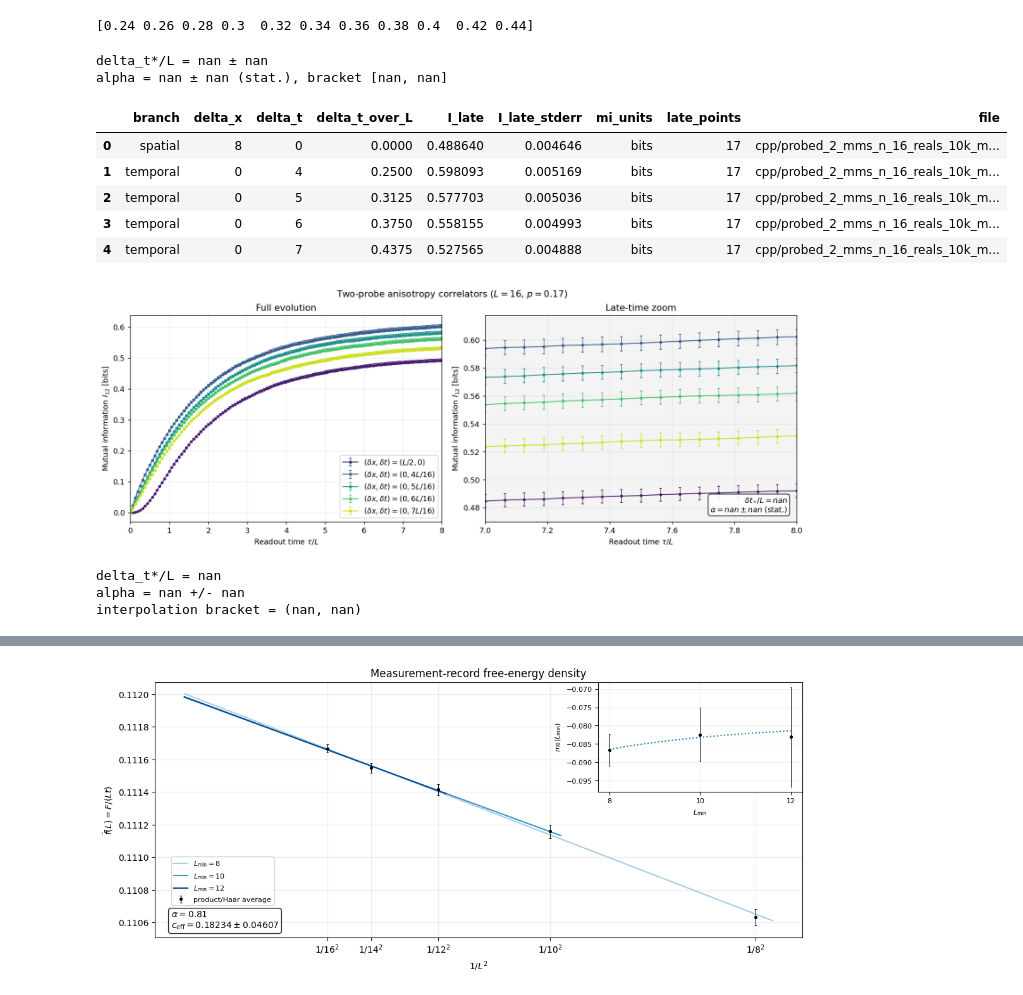
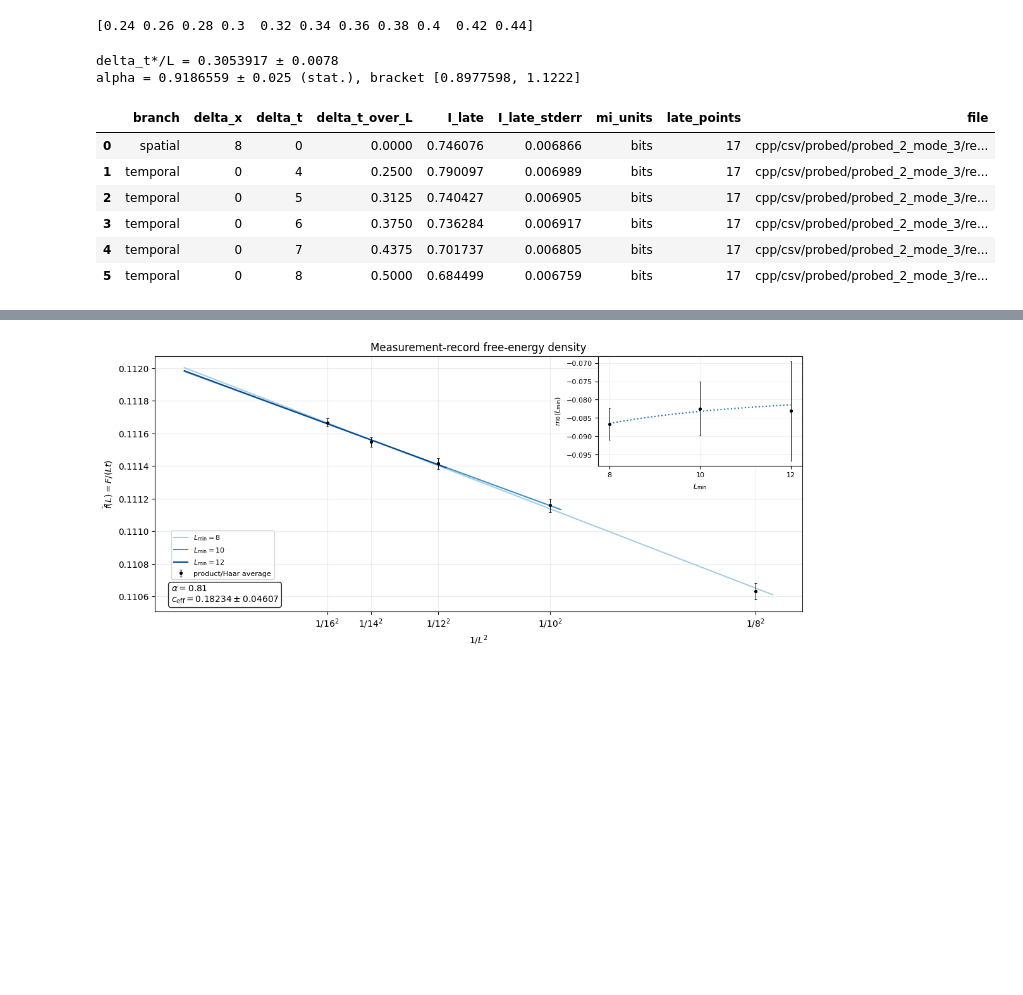
Before and after one commit to amarce4/mipt, a Jupyter notebook: python/visualize.ipynb, the cells around one changed output, grey strips where cells are left out. Saved outputs shown, nothing was run; the diff lists cells and outputs as text; code cells hidden in the pictures; blank space fills up the shorter version.

```diff
--- a/python/visualize.ipynb
+++ b/python/visualize.ipynb
@@ -345,45 +348,46 @@ print(np.linspace(0.24, 0.44, 11))
 # %%
 from importlib import reload
 import data_analysis as da
 
 reload(da)
 
 FILES = [
     "cpp/csv/probed/probed_2_mode_3/reals_10k/probed_2_rppu_n_16_reals_10k_mode_3_p_0.335_dx_8_dt_0_tau_0_128.csv",
     "cpp/csv/probed/probed_2_mode_3/reals_10k/probed_2_rppu_n_16_reals_10k_mode_3_p_0.335_dx_0_dt_4_tau_0_128.csv",
     "cpp/csv/probed/probed_2_mode_3/reals_10k/probed_2_rppu_n_16_reals_10k_mode_3_p_0.335_dx_0_dt_5_tau_0_128.csv",
 ]
 
 result = da.probe_anisotropy(
     # files=FILES,
     # file_glob="cpp/probed_2_haar_n_*_mode_3*.csv",
-    file_glob="cpp/probed_2_mms_n_*_mode_3*.csv",
+    file_glob="cpp/csv/probed/probed_2_mode_3/haar_real_10k/*.csv",
+    # file_glob="cpp/csv/probed/probed_2_mode_3/haar_reals_100k/*",
     mi_units="bits",
     estimate_window=(7.0, 8.0),  # late-time values used for interpolation
     estimate_method="mean",      # "mean" or "last"
     full_xlim=(0.0, 8.0),
     zoom_xlim=(7.0, 8.0),
     bootstrap_samples=1_000_000,
     show_errorbars=True,
     errorbar_points=1000,
+    full_title="",
+    zoom_title="",
+    suptitle="",
 )
 
 print("delta_t*/L =", result["delta_t_star_over_L"])
 print("alpha =", result["alpha"], "+/-", result["alpha_stderr"])
 print("interpolation bracket =", result["alpha_bracket"])
 # %% [output]
-delta_t*/L = nan ± nan
-alpha = nan ± nan (stat.), bracket [nan, nan]
+delta_t*/L = 0.3053917 ± 0.0078
+alpha = 0.9186559 ± 0.025 (stat.), bracket [0.8977598, 1.1222]
 |  | branch | delta_x | delta_t | delta_t_over_L | I_late | I_late_stderr | mi_units | late_points | file |
-| 0 | spatial | 8 | 0 | 0.0000 | 0.488640 | 0.004646 | bits | 17 | cpp/probed_2_mms_n_16_reals_10k_m... |
-| 1 | temporal | 0 | 4 | 0.2500 | 0.598093 | 0.005169 | bits | 17 | cpp/probed_2_mms_n_16_reals_10k_m... |
-| 2 | temporal | 0 | 5 | 0.3125 | 0.577703 | 0.005036 | bits | 17 | cpp/probed_2_mms_n_16_reals_10k_m... |
-| 3 | temporal | 0 | 6 | 0.3750 | 0.558155 | 0.004993 | bits | 17 | cpp/probed_2_mms_n_16_reals_10k_m... |
-| 4 | temporal | 0 | 7 | 0.4375 | 0.527565 | 0.004888 | bits | 17 | cpp/probed_2_mms_n_16_reals_10k_m... |
+| 0 | spatial | 8 | 0 | 0.0000 | 0.746076 | 0.006866 | bits | 17 | cpp/csv/probed/probed_2_mode_3/re... |
+| 1 | temporal | 0 | 4 | 0.2500 | 0.790097 | 0.006989 | bits | 17 | cpp/csv/probed/probed_2_mode_3/re... |
+| 2 | temporal | 0 | 5 | 0.3125 | 0.740427 | 0.006905 | bits | 17 | cpp/csv/probed/probed_2_mode_3/re... |
+| 3 | temporal | 0 | 6 | 0.3750 | 0.736284 | 0.006917 | bits | 17 | cpp/csv/probed/probed_2_mode_3/re... |
+| 4 | temporal | 0 | 7 | 0.4375 | 0.701737 | 0.006805 | bits | 17 | cpp/csv/probed/probed_2_mode_3/re... |
+| 5 | temporal | 0 | 8 | 0.5000 | 0.684499 | 0.006759 | bits | 17 | cpp/csv/probed/probed_2_mode_3/re... |
-[figure, removed]
-delta_t*/L = nan
-alpha = nan +/- nan
-interpolation bracket = (nan, nan)
 # %%
 from importlib import reload
 import data_analysis as da
```
Also changed, not shown: parts of 3 cells of this notebook, 23 other files.
